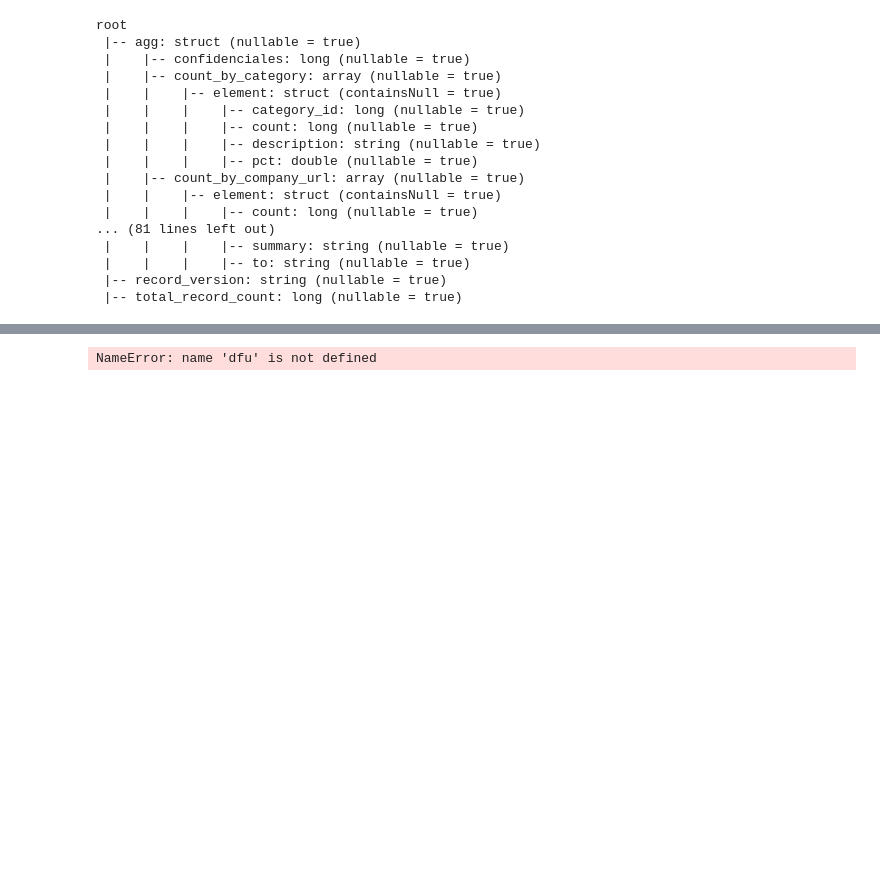
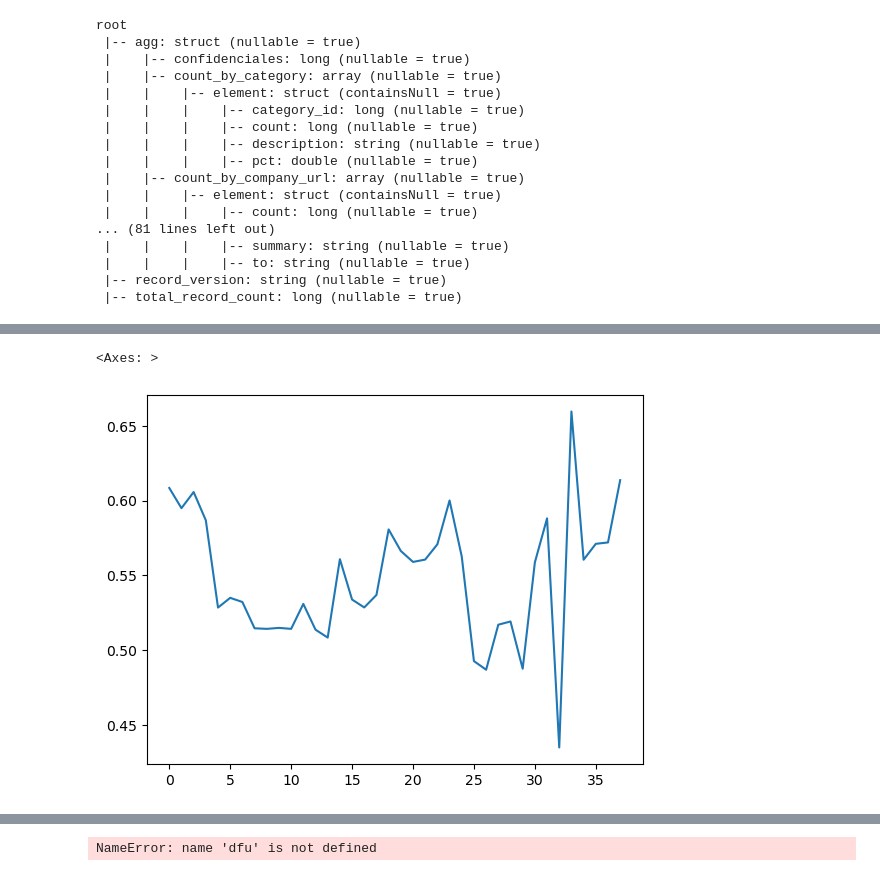
Before and after one commit to eduardofv/learn_spark, a Jupyter notebook: work-dir/occ_time_eda.ipynb, the cells around one changed output, grey strips where cells are left out. Drawn from its saved outputs; the diff is of its cells as text; code cells hidden in the pictures; blank space fills up the shorter version.

```diff
--- a/work-dir/occ_time_eda.ipynb
+++ b/work-dir/occ_time_eda.ipynb
@@ -132,3 +132,8 @@ __df_c
+# %%
+__df_c["ratio"].plot()
+# %% [output]
+<Axes: >
+[figure, added]
 # %%
 def new_jobs(df, date_range, subset="noagg"):
     def date_jobids(date):
```
Also changed, not shown: parts of 7 cells of this notebook, 1 other file.
